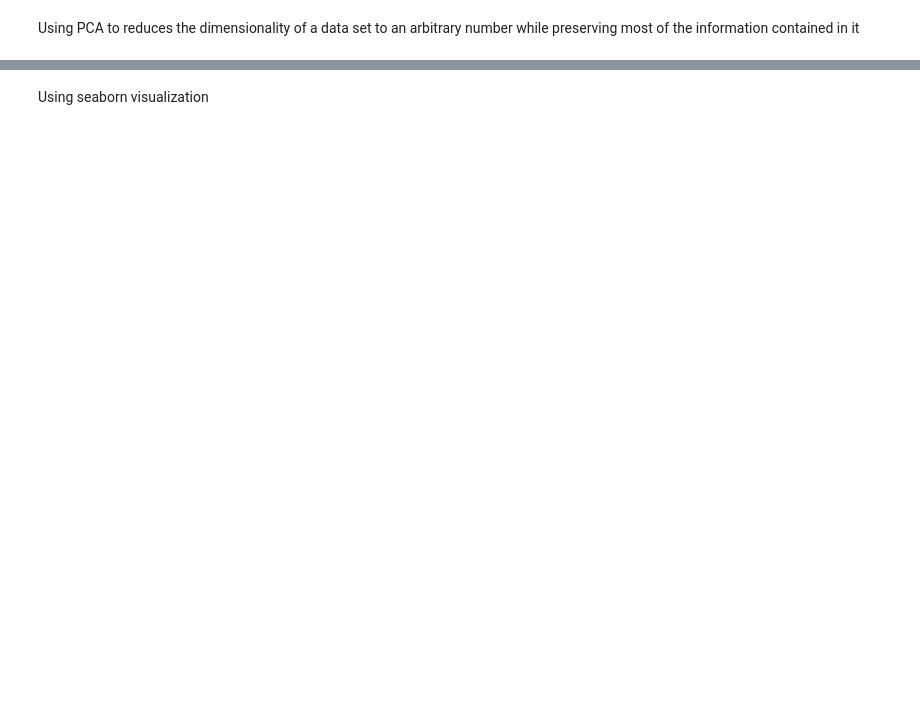
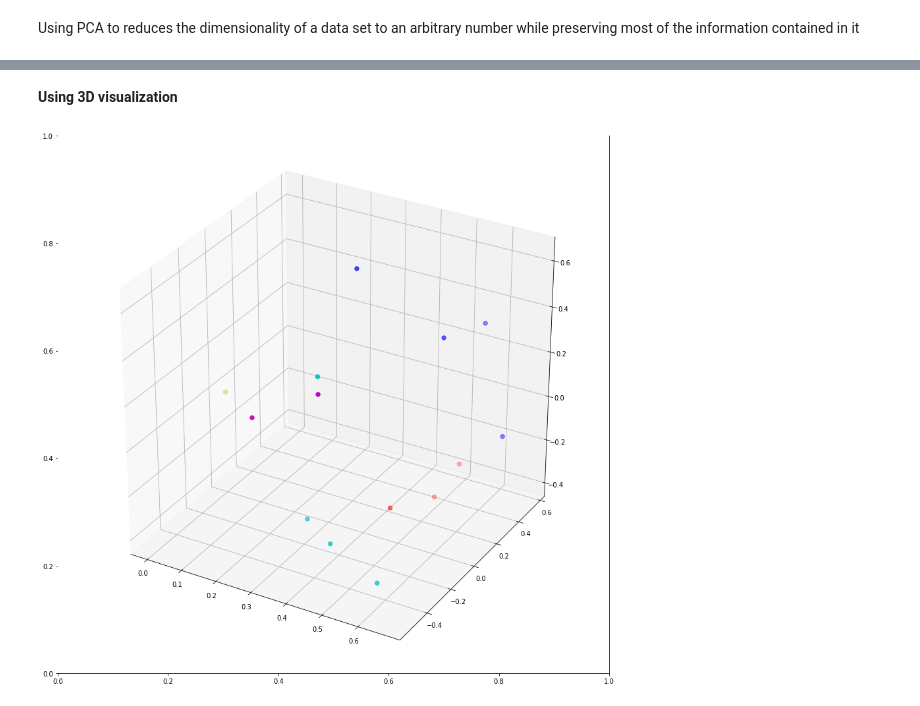
Before and after one commit to AwaSeck/MonolithicSoftwareSystems-to-Microservices, a Jupyter notebook: main.ipynb, the cells around one changed output, grey strips where cells are left out. Cells and saved outputs as stored; diff of their text form; code cells hidden in the pictures; blank space fills up the shorter version.

```diff
--- a/main.ipynb
+++ b/main.ipynb
@@ -193,2 +250,0 @@ plt.show()
-# %% [markdown]
-Using seaborn visualization
@@ -206,0 +251,15 @@ plt.show()
+# %% [markdown]
+**Using 3D visualization**
+# %%
+from mpl_toolkits.mplot3d import Axes3D
+from sklearn.decomposition import TruncatedSVD
+
+svd = TruncatedSVD(n_components=3)
+X_svd = svd.fit_transform(tf_idf.toarray())
+fig,ax = plt.subplots(figsize = (15,15))
+ax = fig.gca(projection='3d')
+
+ax.scatter(X_svd[:1000,0], X_svd[:1000,1], X_svd[:1000,2], zdir='z', s=40, depthshade=True, c=[colors[d] for d in labels])
+plt.show()
+# %% [output]
+[figure, added]
```
Also changed, not shown: parts of 9 cells of this notebook.
